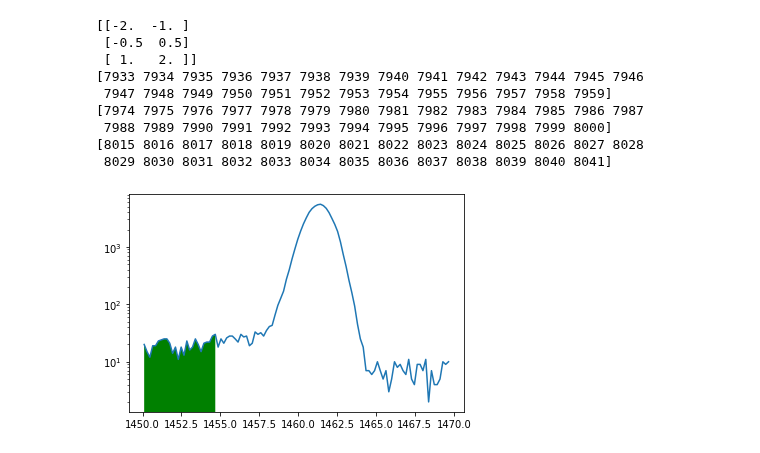
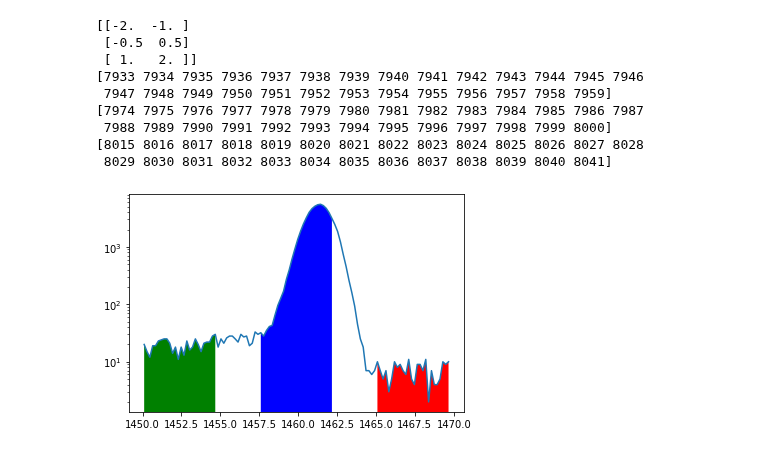
Before and after one commit to bearing/radwatch-analysis, a Jupyter notebook: Peak-Counts-Analysis.ipynb, the cells around one changed output. Cells and saved outputs as stored; diff of their text form; code cells hidden in the pictures.

```diff
--- a/Peak-Counts-Analysis.ipynb
+++ b/Peak-Counts-Analysis.ipynb
@@ -80,16 +90,32 @@ print(roi_high_bins[0])
 [8015 8016 8017 8018 8019 8020 8021 8022 8023 8024 8025 8026 8027 8028
  8029 8030 8031 8032 8033 8034 8035 8036 8037 8038 8039 8040 8041]
 # %%
-plot_counts = spec.counts_vals[roi_low_bins[0][0]:roi_high_bins[0][-1]]
-plot_energies = spec.energies_kev[roi_low_bins[0][0]:roi_high_bins[0][-1]]
+rlow = roi_low_bins[0][0]
+rhi = roi_high_bins[0][-1]
 
-low_counts = spec.counts_vals[roi_low_bins[0][0]:roi_low_bins[0][-1]]
-low_energies = spec.energies_kev[roi_low_bins[0][0]:roi_low_bins[0][-1]]
+plot_counts = counts[rlow:rhi]
+plot_energies = energies[rlow:rhi]
+
+rhi = roi_low_bins[0][-1]
+low_counts = counts[rlow:rhi]
+low_energies = energies[rlow:rhi]
+
+rlow = roi_high_bins[0][0]
+rhi = roi_high_bins[0][-1]
+high_counts = counts[rlow:rhi]
+high_energies = energies[rlow:rhi]
+
+rlow = roi_peak_bins[0][0]
+rhi = roi_peak_bins[0][-1]
+peak_counts = counts[rlow:rhi]
+peak_energies = energies[rlow:rhi]
 
 fig, ax = plt.subplots()
 ax.plot(plot_energies,plot_counts)
+
 ax.fill_between(low_energies, 0, low_counts, facecolor='green', interpolate=True)
-#plt.plot(spec.energies_kev,spec.counts_vals)
+ax.fill_between(high_energies, 0, high_counts, facecolor='red', interpolate=True)
+ax.fill_between(peak_energies, 0, peak_counts, facecolor='blue', interpolate=True)
 ax.set_yscale('log')
 # %% [output]
-[figure, old version]
+[figure, new version]
```
Also changed, not shown: parts of 8 cells of this notebook.
